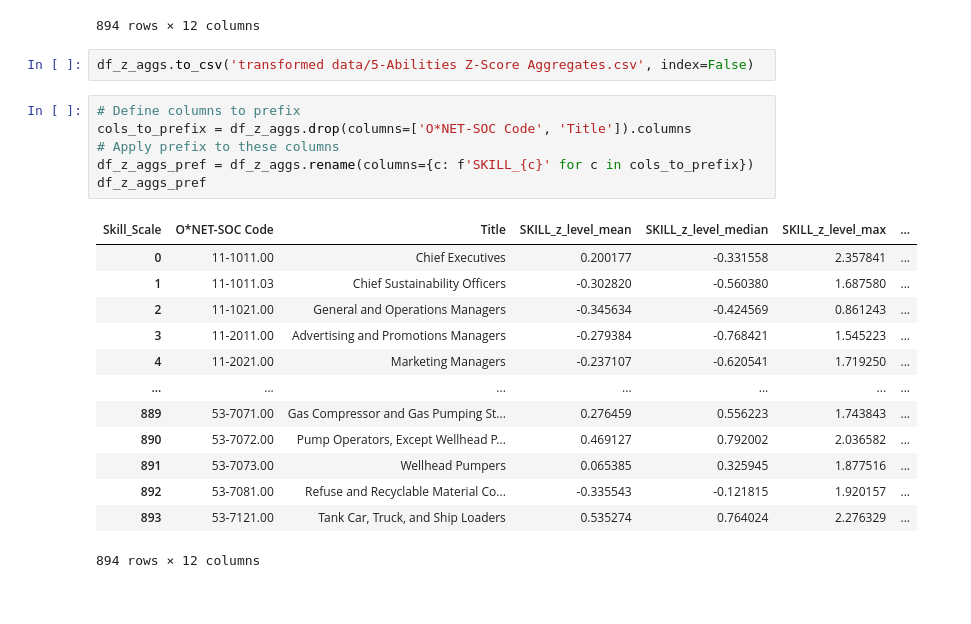
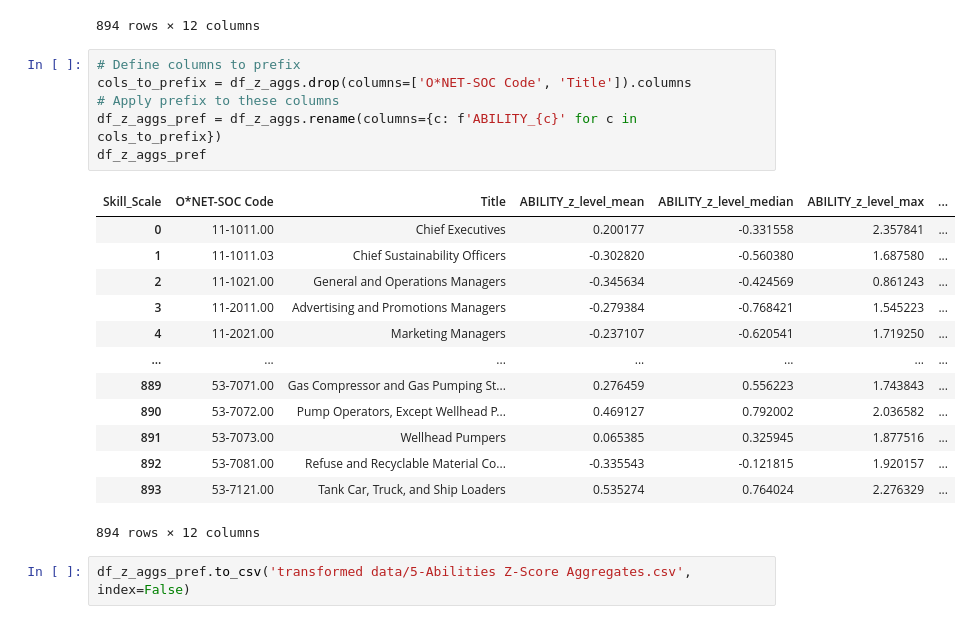
Before and after one commit to matthewcavanaugh96/magnimind, a Jupyter notebook: AI Job Displacement/Part 1-5 Abilities.ipynb, the cells around one changed output. Saved outputs shown, nothing was run; the diff lists cells and outputs as text.

```diff
--- a/AI Job Displacement/Part 1-5 Abilities.ipynb
+++ b/AI Job Displacement/Part 1-5 Abilities.ipynb
@@ -134,16 +134,14 @@ df_z_aggs
 | 892 | 53-7081.00 | Refuse and Recyclable Material Co... | -0.335543 | -0.121815 | 1.920157 | -3.189658 | -1.269501 | ... |
 | 893 | 53-7121.00 | Tank Car, Truck, and Ship Loaders | 0.535274 | 0.764024 | 2.276329 | -1.132121 | 1.144208 | ... |
 894 rows × 12 columns
-# %%
-df_z_aggs.to_csv('transformed data/5-Abilities Z-Score Aggregates.csv', index=False)
 # %%
 # Define columns to prefix
 cols_to_prefix = df_z_aggs.drop(columns=['O*NET-SOC Code', 'Title']).columns
 # Apply prefix to these columns
-df_z_aggs_pref = df_z_aggs.rename(columns={c: f'SKILL_{c}' for c in cols_to_prefix})
+df_z_aggs_pref = df_z_aggs.rename(columns={c: f'ABILITY_{c}' for c in cols_to_prefix})
 df_z_aggs_pref
 # %% [output]
-| Skill_Scale | O*NET-SOC Code | Title | SKILL_z_level_mean | SKILL_z_level_median | SKILL_z_level_max | ... |
+| Skill_Scale | O*NET-SOC Code | Title | ABILITY_z_level_mean | ABILITY_z_level_median | ABILITY_z_level_max | ... |
 | 0 | 11-1011.00 | Chief Executives | 0.200177 | -0.331558 | 2.357841 | ... |
 | 1 | 11-1011.03 | Chief Sustainability Officers | -0.302820 | -0.560380 | 1.687580 | ... |
 | 2 | 11-1021.00 | General and Operations Managers | -0.345634 | -0.424569 | 0.861243 | ... |
@@ -156,3 +154,5 @@ df_z_aggs_pref
 | 892 | 53-7081.00 | Refuse and Recyclable Material Co... | -0.335543 | -0.121815 | 1.920157 | ... |
 | 893 | 53-7121.00 | Tank Car, Truck, and Ship Loaders | 0.535274 | 0.764024 | 2.276329 | ... |
 894 rows × 12 columns
+# %%
+df_z_aggs_pref.to_csv('transformed data/5-Abilities Z-Score Aggregates.csv', index=False)
```
Also changed, not shown: 5 other files.
